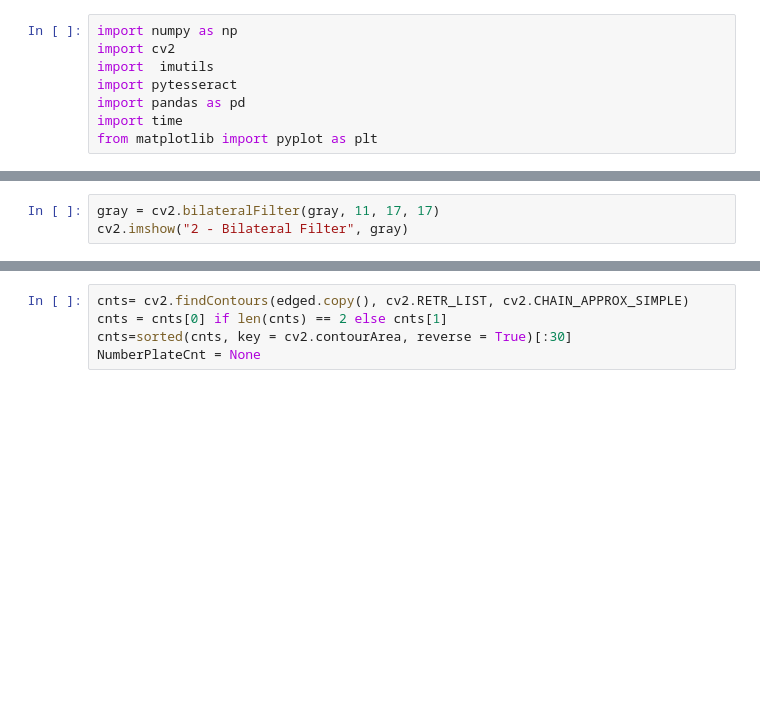
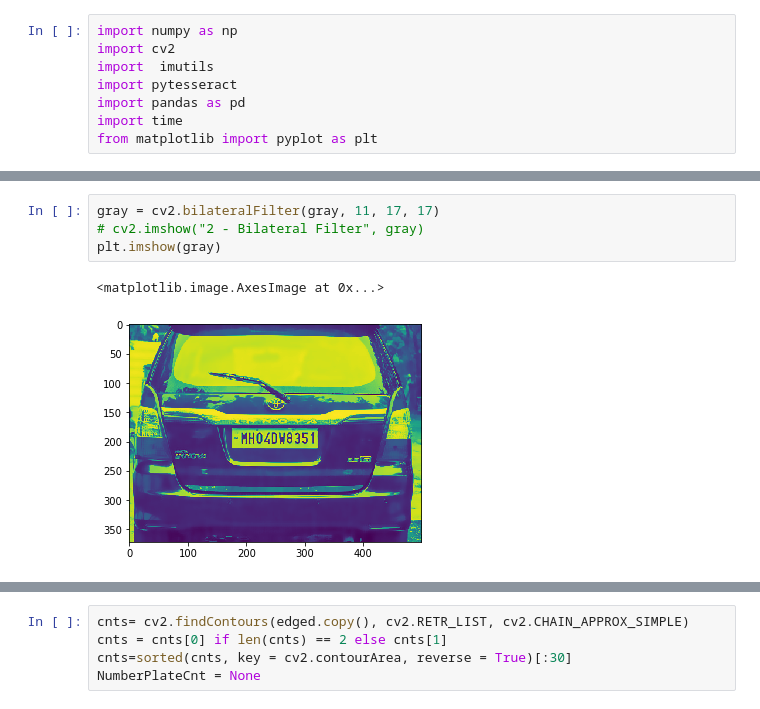
Before and after one commit to whysodark/License-Plate-Detection-and-Recognitition-LPDR-, a Jupyter notebook: Untitled.ipynb, the cells around one changed output, grey strips where cells are left out. Saved outputs shown, nothing was run; the diff lists cells and outputs as text; blank space fills up the shorter version.

```diff
--- a/Untitled.ipynb
+++ b/Untitled.ipynb
@@ -20,5 +24,9 @@ cv2.imshow("1 - Grayscale Conversion", gray)
 # %%
 gray = cv2.bilateralFilter(gray, 11, 17, 17)
-cv2.imshow("2 - Bilateral Filter", gray)
+# cv2.imshow("2 - Bilateral Filter", gray)
+plt.imshow(gray)
+# %% [output]
+<matplotlib.image.AxesImage at 0x...>
+[figure, added]
 # %%
 edged = cv2.Canny(gray, 170, 200)
```
Also changed, not shown: parts of 6 cells of this notebook, 5 other files.
